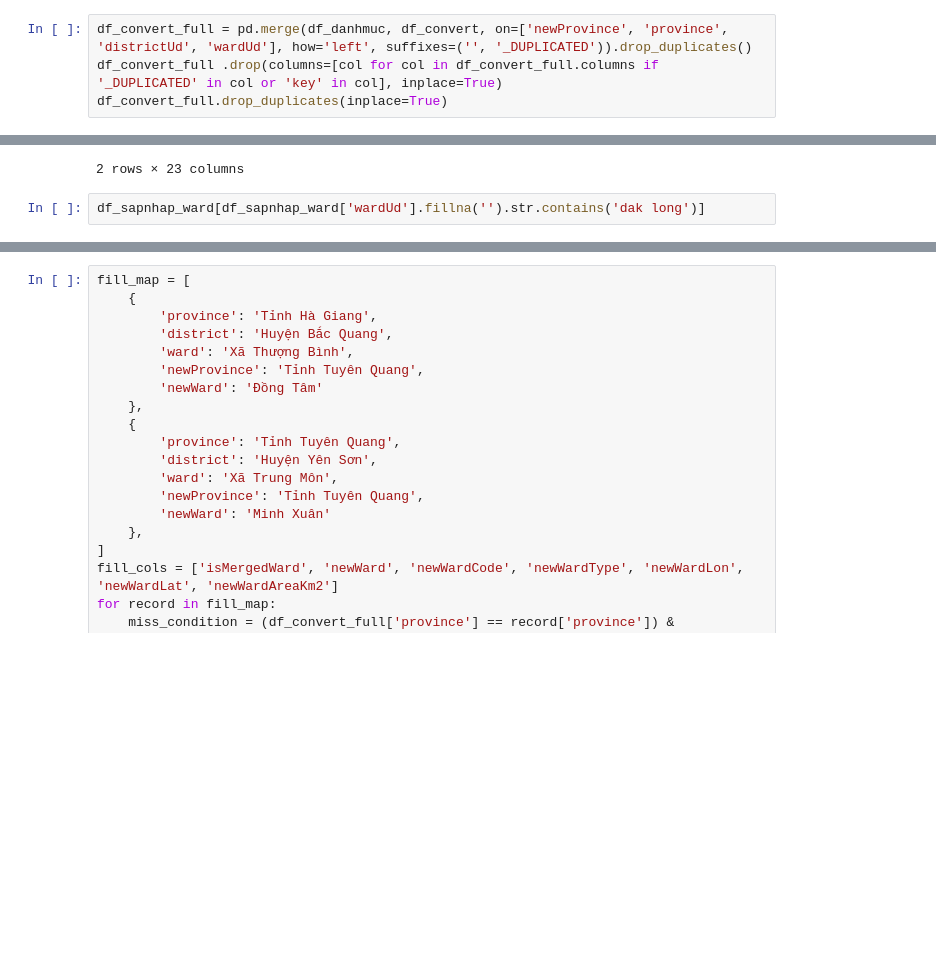
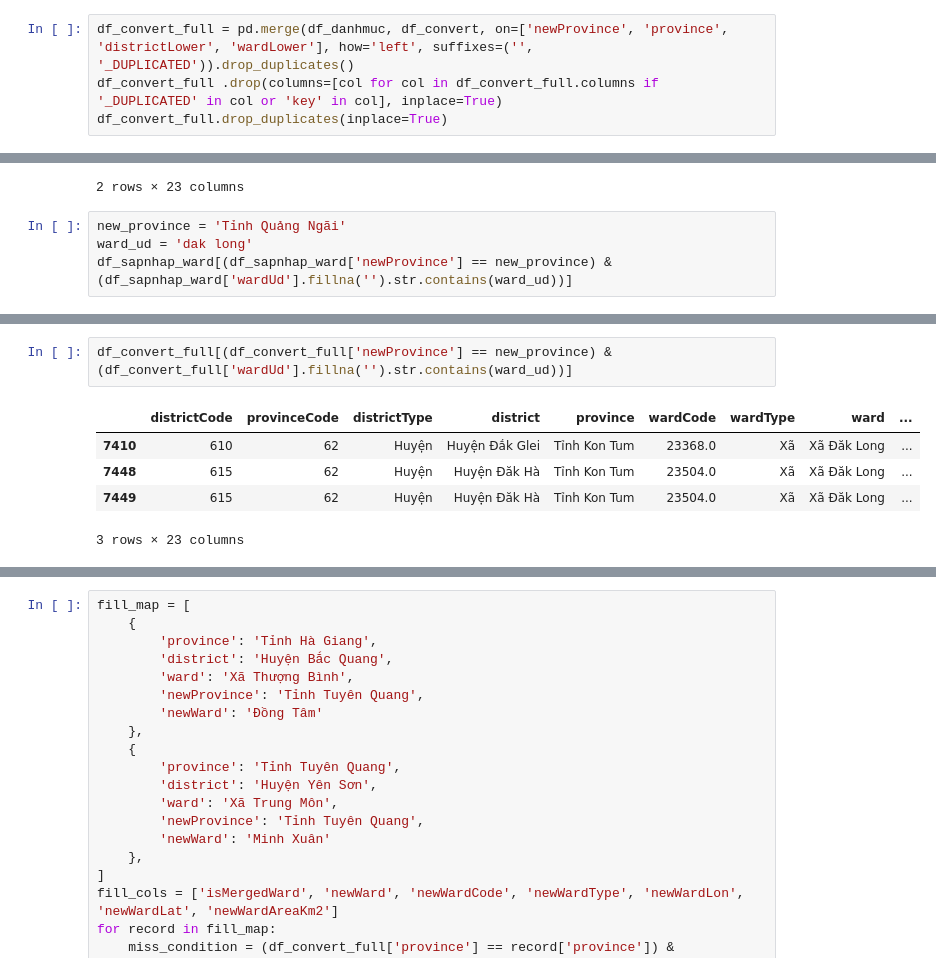
Before and after one commit to tranngocminhhieu/vietnamadminunits, a Jupyter notebook: sapnhap.bando.com.vn_unpivot.ipynb, the cells around one changed output, grey strips where cells are left out. Cells and saved outputs as stored; diff of their text form; blank space fills up the shorter version.

```diff
--- a/sapnhap.bando.com.vn_unpivot.ipynb
+++ b/sapnhap.bando.com.vn_unpivot.ipynb
@@ -919,7 +919,7 @@ df_convert[df_convert['wardUd'].fillna('').str.contains('phuong 15') & df_conver
 | 602 | 766 | 79 | Quận | Quận Tân Bình | Thành phố Hồ Chí Minh | 27007.0 | Phường | Phường 15 | ... |
 2 rows × 23 columns
 # %%
-df_convert_full = pd.merge(df_danhmuc, df_convert, on=['newProvince', 'province', 'districtUd', 'wardUd'], how='left', suffixes=('', '_DUPLICATED')).drop_duplicates()
+df_convert_full = pd.merge(df_danhmuc, df_convert, on=['newProvince', 'province', 'districtLower', 'wardLower'], how='left', suffixes=('', '_DUPLICATED')).drop_duplicates()
 df_convert_full .drop(columns=[col for col in df_convert_full.columns if '_DUPLICATED' in col or 'key' in col], inplace=True)
 df_convert_full.drop_duplicates(inplace=True)
 # %%
@@ -934,7 +934,9 @@ df_convert_full[df_convert_full['newWard'].isna()]
 | 1358 | 75 | 8 | Huyện | Huyện Yên Sơn | Tỉnh Tuyên Quang | 2488.0 | Xã | Xã Trung Môn | ... |
 2 rows × 23 columns
 # %%
-df_sapnhap_ward[df_sapnhap_ward['wardUd'].fillna('').str.contains('dak long')]
+new_province = 'Tỉnh Quảng Ngãi'
+ward_ud = 'dak long'
+df_sapnhap_ward[(df_sapnhap_ward['newProvince'] == new_province) & (df_sapnhap_ward['wardUd'].fillna('').str.contains(ward_ud))]
 # %% [output]
 |  | province | district | ward | isMergedWard | newWard | newProvince | newWardCode | newWardType | newWardLon | ... |
 | 6658 | NaN | NaN | Xã Đăk Long | False | Đăk Long | Tỉnh Quảng Ngãi | 1987 | xã | 107.574 | ... |
@@ -941,0 +950,8 @@ df_sapnhap_ward[df_sapnhap_ward['wardUd'].fillna('').str.contains('dak long')]
+# %%
+df_convert_full[(df_convert_full['newProvince'] == new_province) & (df_convert_full['wardUd'].fillna('').str.contains(ward_ud))]
+# %% [output]
+|  | districtCode | provinceCode | districtType | district | province | wardCode | wardType | ward | ... |
+| 7410 | 610 | 62 | Huyện | Huyện Đắk Glei | Tỉnh Kon Tum | 23368.0 | Xã | Xã Đăk Long | ... |
+| 7448 | 615 | 62 | Huyện | Huyện Đăk Hà | Tỉnh Kon Tum | 23504.0 | Xã | Xã Đăk Long | ... |
+| 7449 | 615 | 62 | Huyện | Huyện Đăk Hà | Tỉnh Kon Tum | 23504.0 | Xã | Xã Đăk Long | ... |
+3 rows × 23 columns
```
Also changed, not shown: parts of 8 cells of this notebook, 1 other file.
